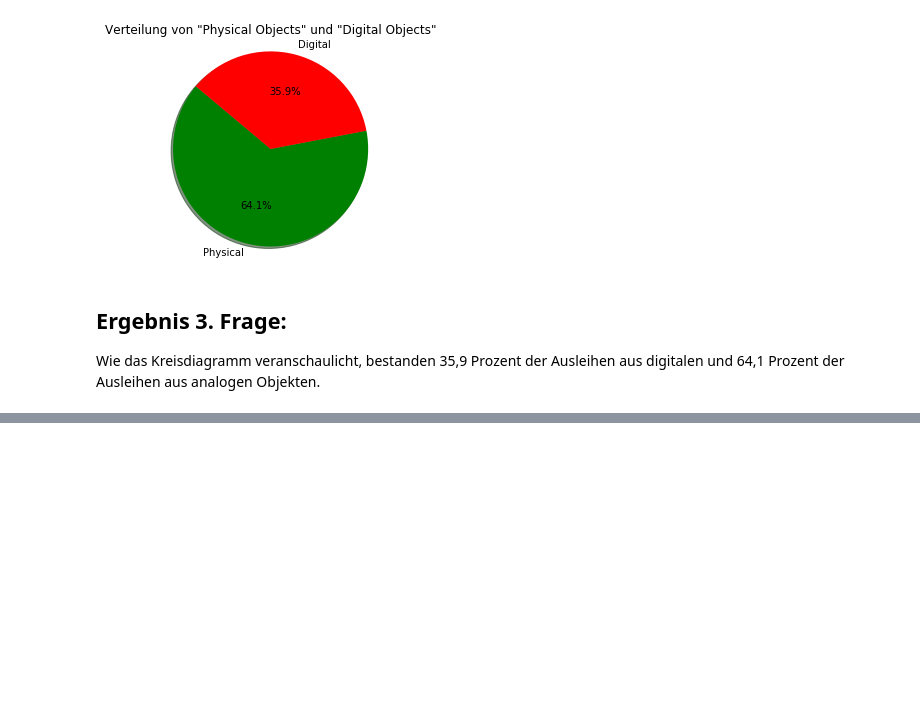
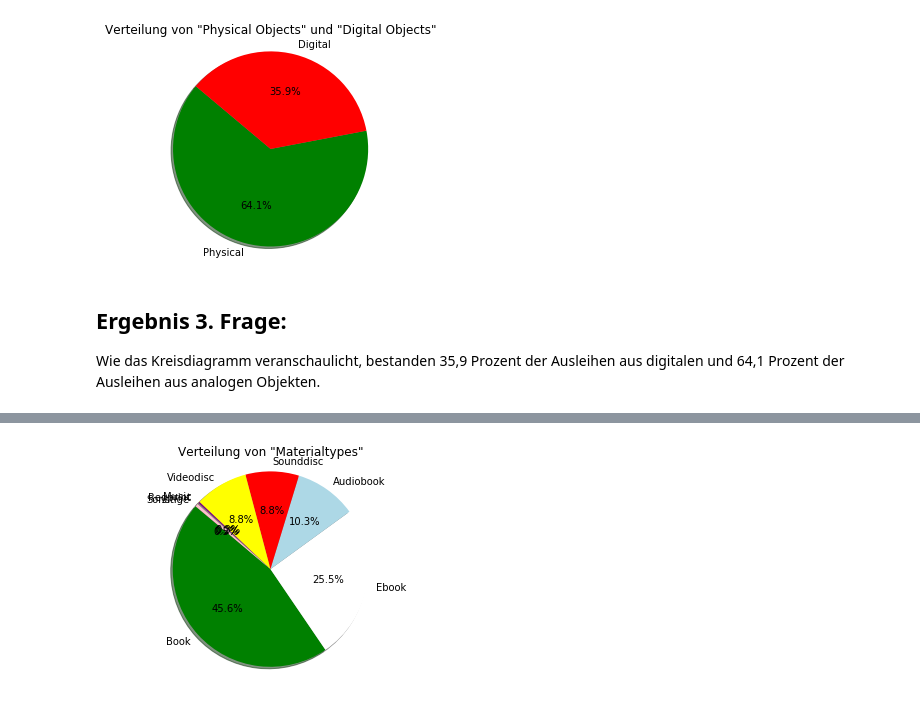
Before and after one commit to KataSchubert/M19_19.3_WPM_T9.2_Schubert, a Jupyter notebook: T9.2_Aufgabe_Python.ipynb, the cells around one changed output, grey strips where cells are left out. Drawn from its saved outputs; the diff is of its cells as text; code cells hidden in the pictures; blank space fills up the shorter version.

```diff
--- a/T9.2_Aufgabe_Python.ipynb
+++ b/T9.2_Aufgabe_Python.ipynb
@@ -193,0 +199,22 @@ Wie das Kreisdiagramm veranschaulicht, bestanden 35,9 Prozent der Ausleihen aus
+# %%
+# Es gibt 16 verschiedene Arten von Medien, die in Seattle ausgeliehen werden können. Diesmal wird keine Variable erstellt, da nicht alle oben ermittelten Werte im Kreisdiagramm dargestellt werden sollen. Die letzten neun Werte sollen nämlich als "Sonstiges" im Kreisdiagramm zu finden sein und werden deshalb zusammengerechnet.
+# Schlussendlich werden die Parameter für das Kreisdiagramm erstellt.
+
+labels = ['Book', 'Ebook', 'Audiobook', 'Sounddisc', 'Videodisc', 'Music', 'Regprint', 'Sonstige']
+sizes = [4563, 2548, 1029, 883, 882, 26, 18, 51]
+colors = ['green', 'white', 'lightblue', 'red', 'yellow', 'purple', 'gray', 'pink', 'orange']
+
+plt.pie(sizes,
+        labels=labels,
+        colors=colors,
+        autopct='%1.1f%%',
+        shadow=True,
+        startangle=140)
+
+plt.title('Verteilung von "Materialtypes"')
+
+plt.axis('equal')
+
+plt.show()
+# %% [output]
+[figure, added]
```
Also changed, not shown: parts of 6 cells of this notebook.
